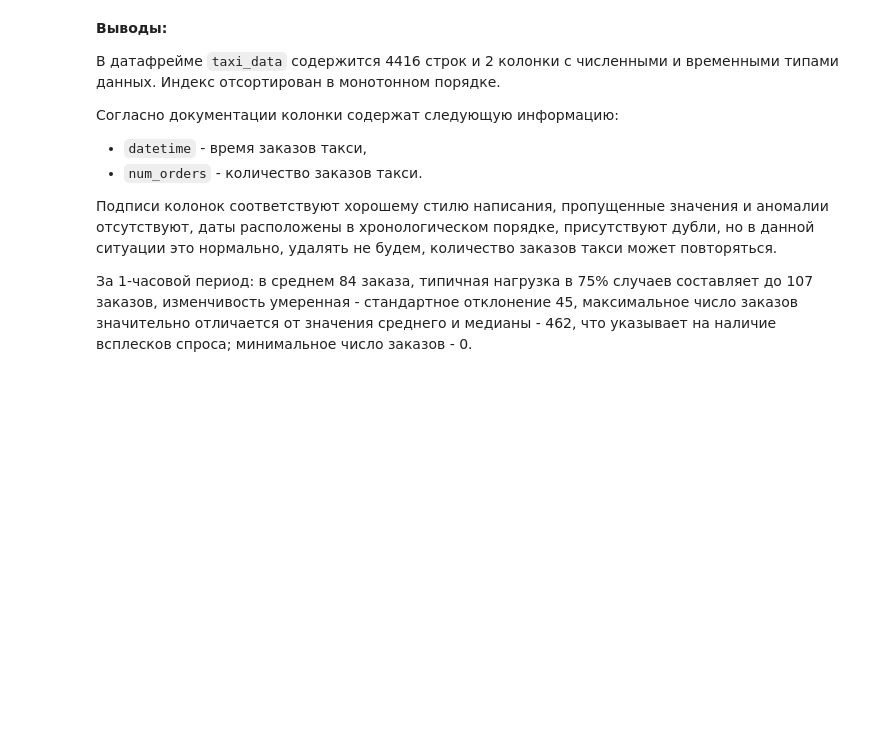
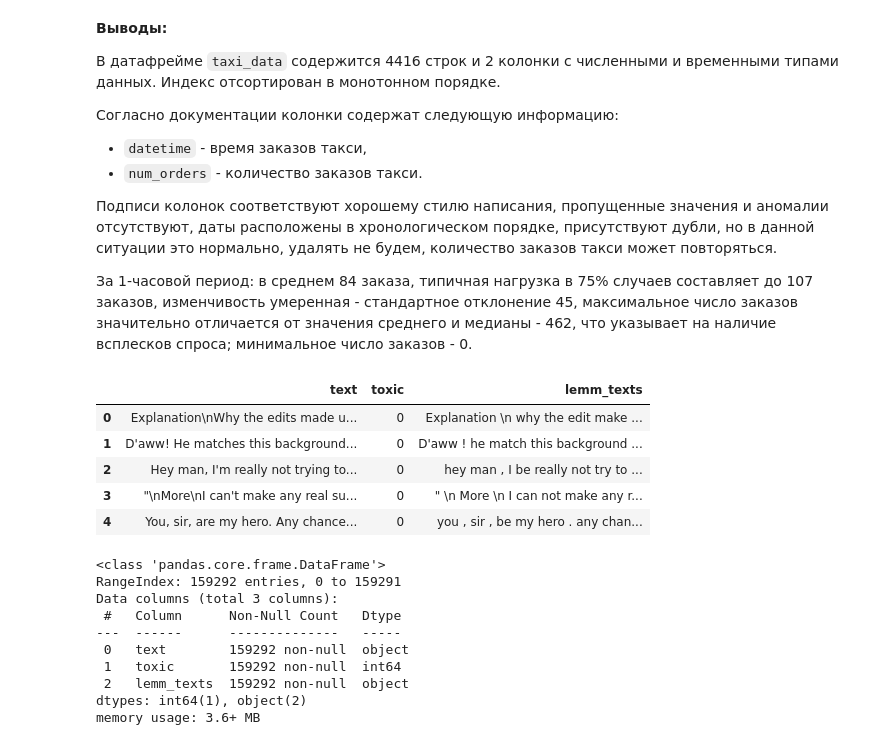
Before and after one commit to trotsak/text, a Jupyter notebook: text_ml_pre.ipynb, the cells around one changed output. Cells and saved outputs as stored; diff of their text form; code cells hidden in the pictures; blank space fills up the shorter version.

```diff
--- a/text_ml_pre.ipynb
+++ b/text_ml_pre.ipynb
@@ -148,3 +188,7 @@ TEST_SIZE = 0.10
+# %%
+# системные настройки
+pd.set_option('display.max_columns', None)
+pd.set_option('display.max_colwidth', None)
 # %% [markdown]
 ### Настроим параметры отображения графиков в Matplotlib для лучшей визуализации и качества изображения.
 # %%
@@ -337,3 +381,24 @@ Cписок названий столбцов в датафрейме comments_d
 Подписи колонок соответствуют хорошему стилю написания, пропущенные значения и аномалии отсутствуют, даты расположены в хронологическом порядке, присутствуют дубли, но в данной ситуации это нормально, удалять не будем, количество заказов такси может повторяться.
 
 За 1-часовой период: в среднем 84 заказа, типичная нагрузка в 75% случаев составляет до 107 заказов, изменчивость умеренная - стандартное отклонение 45,  максимальное число заказов значительно отличается от значения среднего и медианы - 462, что указывает на наличие всплесков спроса; минимальное число заказов - 0.
+# %%
+comments_data = comments_data.drop('Unnamed: 0', axis=1)
+display(comments_data.head())
+comments_data.info()
+# %% [output]
+|  | text | toxic | lemm_texts |
+| 0 | Explanation\nWhy the edits made u... | 0 | Explanation \n why the edit make ... |
+| 1 | D'aww! He matches this background... | 0 | D'aww ! he match this background ... |
+| 2 | Hey man, I'm really not trying to... | 0 | hey man , I be really not try to ... |
+| 3 | "\nMore\nI can't make any real su... | 0 | " \n More \n I can not make any r... |
+| 4 | You, sir, are my hero. Any chance... | 0 | you , sir , be my hero . any chan... |
+<class 'pandas.core.frame.DataFrame'>
+RangeIndex: 159292 entries, 0 to 159291
+Data columns (total 3 columns):
+ #   Column      Non-Null Count   Dtype
+---  ------      --------------   -----
+ 0   text        159292 non-null  object
+ 1   toxic       159292 non-null  int64
+ 2   lemm_texts  159292 non-null  object
+dtypes: int64(1), object(2)
+memory usage: 3.6+ MB
```
Also changed, not shown: parts of 13 cells of this notebook.
